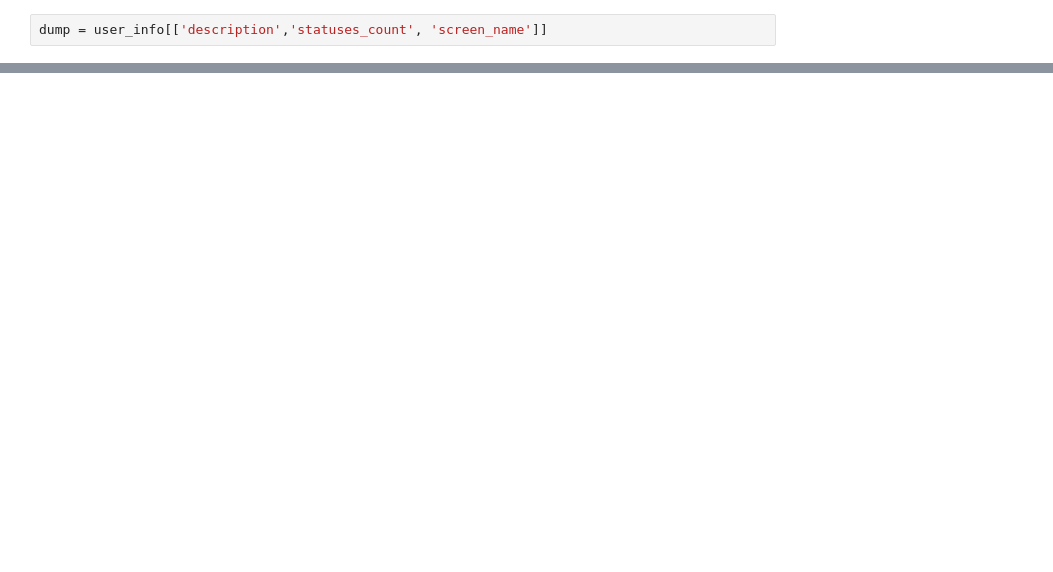
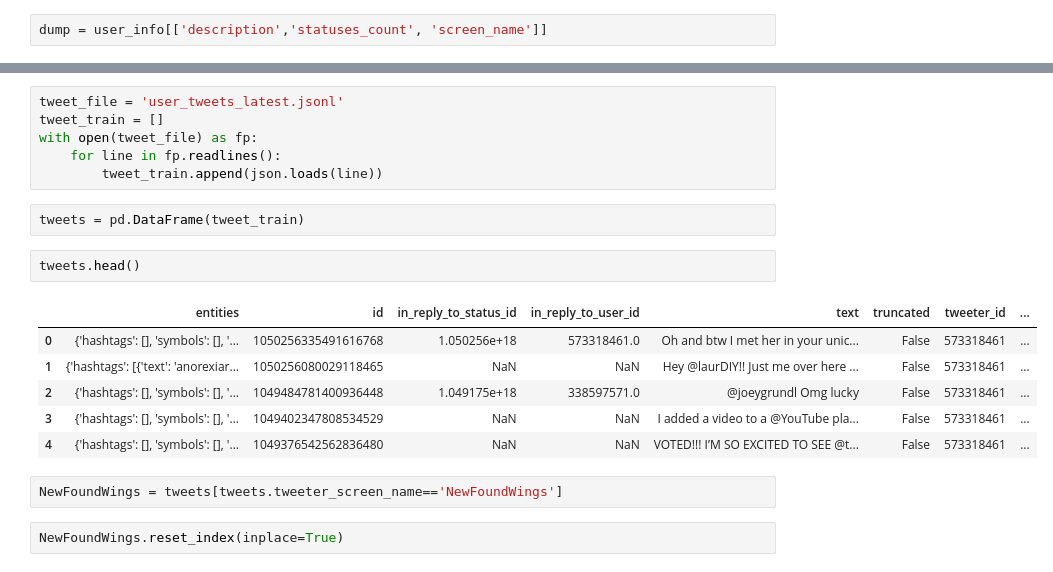
Before and after one commit to detectAna/detectAna, a Jupyter notebook: exploratory_analysis/data_analysis.ipynb, the cells around one changed output, grey strips where cells are left out. Drawn from its saved outputs; the diff is of its cells as text; blank space fills up the shorter version.

Commit message:
user sentiment analysis

```diff
--- a/exploratory_analysis/data_analysis.ipynb
+++ b/exploratory_analysis/data_analysis.ipynb
@@ -49,0 +44,21 @@ dump[]
+# %%
+tweet_file = 'user_tweets_latest.jsonl'
+tweet_train = []
+with open(tweet_file) as fp:
+    for line in fp.readlines():
+        tweet_train.append(json.loads(line))
+# %%
+tweets = pd.DataFrame(tweet_train)
+# %%
+tweets.head()
+# %% [output]
+|  | entities | id | in_reply_to_status_id | in_reply_to_user_id | text | truncated | tweeter_id | ... |
+| 0 | {'hashtags': [], 'symbols': [], '... | 1050256335491616768 | 1.050256e+18 | 573318461.0 | Oh and btw I met her in your unic... | False | 573318461 | ... |
+| 1 | {'hashtags': [{'text': 'anorexiar... | 1050256080029118465 | NaN | NaN | Hey @laurDIY!! Just me over here ... | False | 573318461 | ... |
+| 2 | {'hashtags': [], 'symbols': [], '... | 1049484781400936448 | 1.049175e+18 | 338597571.0 | @joeygrundl Omg lucky | False | 573318461 | ... |
+| 3 | {'hashtags': [], 'symbols': [], '... | 1049402347808534529 | NaN | NaN | I added a video to a @YouTube pla... | False | 573318461 | ... |
+| 4 | {'hashtags': [], 'symbols': [], '... | 1049376542562836480 | NaN | NaN | VOTED!!! I’M SO EXCITED TO SEE @t... | False | 573318461 | ... |
+# %%
+NewFoundWings = tweets[tweets.tweeter_screen_name=='NewFoundWings']
+# %%
+NewFoundWings.reset_index(inplace=True)
```
Also changed, not shown: parts of 14 cells of this notebook, 1 other file.
